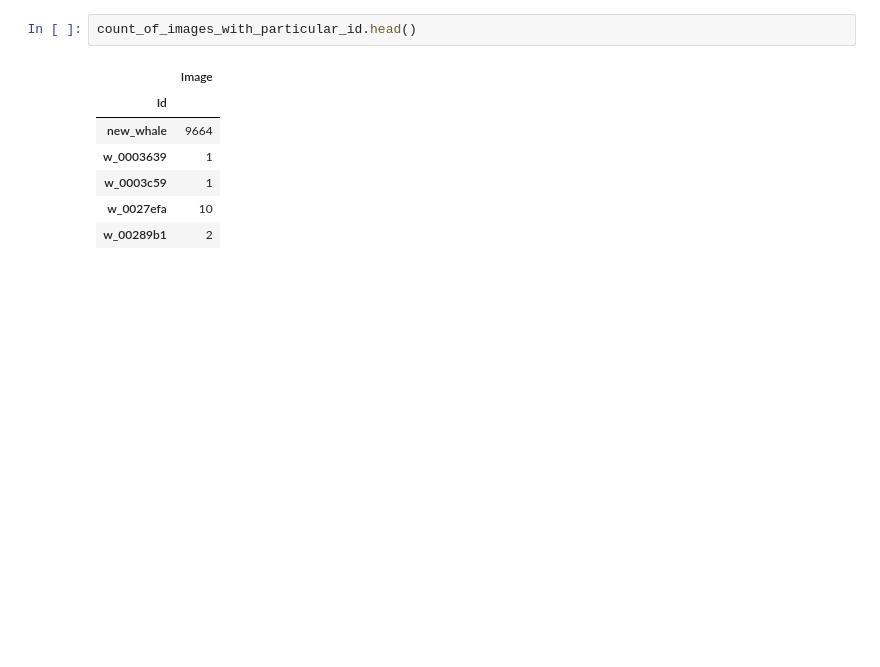
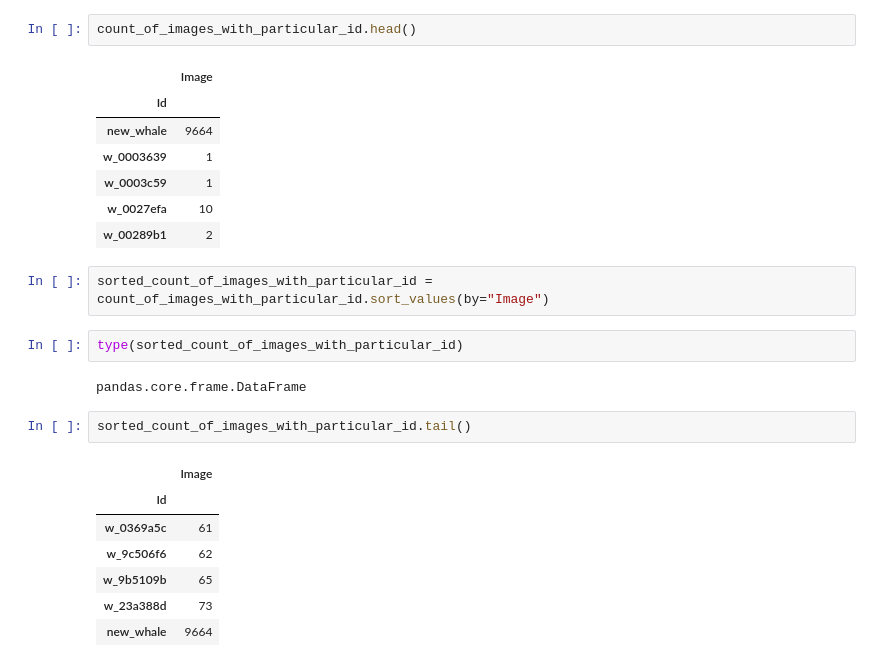
Before and after one commit to contemplat0r/Humpback_Whale_Identification, a Jupyter notebook: first_exp_eda_humpback_whale_identification-2.ipynb, the cells around one changed output. Drawn from its saved outputs; the diff is of its cells as text; blank space fills up the shorter version.

```diff
--- a/first_exp_eda_humpback_whale_identification-2.ipynb
+++ b/first_exp_eda_humpback_whale_identification-2.ipynb
@@ -800,3 +566,19 @@ count_of_images_with_particular_id.head()
 | w_0003c59 | 1 |
 | w_0027efa | 10 |
 | w_00289b1 | 2 |
+# %%
+sorted_count_of_images_with_particular_id = count_of_images_with_particular_id.sort_values(by="Image")
+# %%
+type(sorted_count_of_images_with_particular_id)
+# %% [output]
+pandas.core.frame.DataFrame
+# %%
+sorted_count_of_images_with_particular_id.tail()
+# %% [output]
+|  | Image |
+| Id |  |
+| w_0369a5c | 61 |
+| w_9c506f6 | 62 |
+| w_9b5109b | 65 |
+| w_23a388d | 73 |
+| new_whale | 9664 |
```
Also changed, not shown: parts of 43 cells of this notebook.
